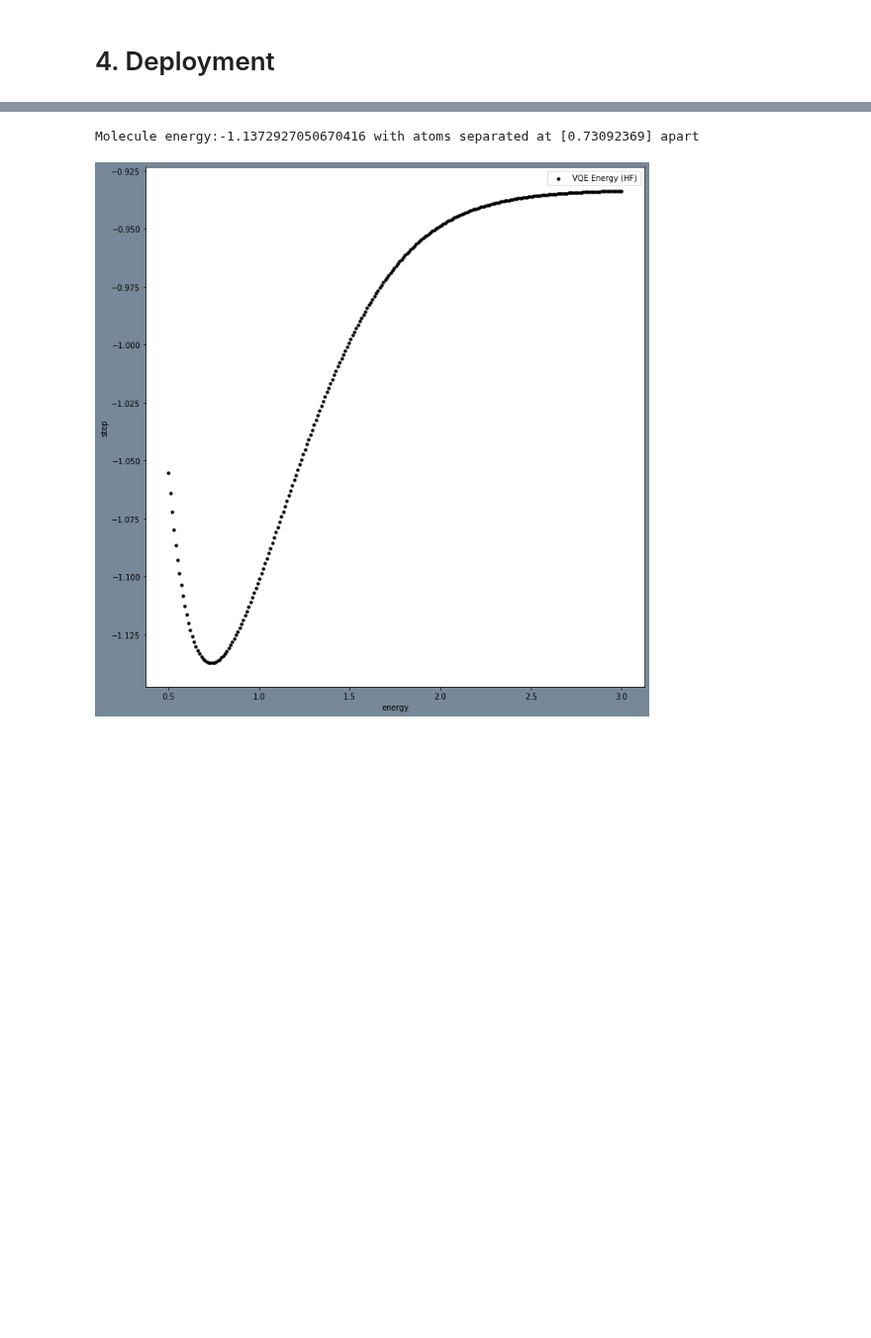
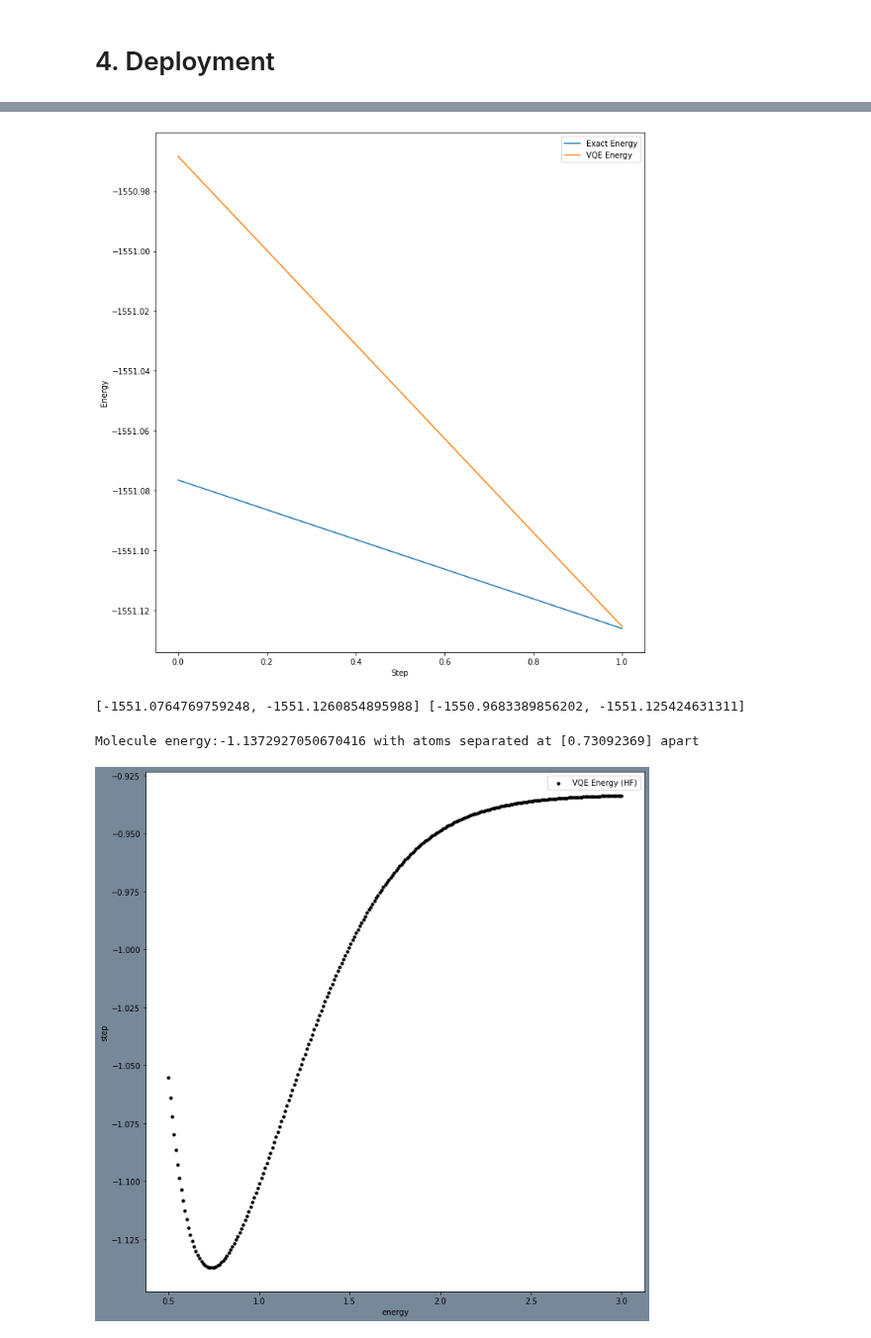
Before and after one commit to buttercutter/quantum-climate-challenge-2023, a Jupyter notebook: notebooks/deloitte_2023_quantux.ipynb, the cells around one changed output, grey strips where cells are left out. Shown at 99% size. Saved outputs shown, nothing was run; the diff lists cells and outputs as text; code cells hidden in the pictures; blank space fills up the shorter version.

```diff
--- a/notebooks/deloitte_2023_quantux.ipynb
+++ b/notebooks/deloitte_2023_quantux.ipynb
@@ -61,17 +65,17 @@ np.random.seed(_SEED)
 algorithm_globals.random_seed = _SEED
 # %%
 # All are post-migration imports, ie. qiskit_nature == 0.5.0
-import qiskit_ibm_provider, qiskit, qiskit_nature
-v_provider = qiskit_ibm_provider.__version__
+import qiskit, qiskit_nature
 v_qiskit = qiskit.__version__
 v_qiskit_nature = qiskit_nature.__version__
 
-if (v_provider >= '0.1') and (v_qiskit >= '0.22') and (v_qiskit_nature >= '0.5'):
+if (v_qiskit >= '0.22') and (v_qiskit_nature >= '0.5'):
 
     # 1. Load for runtime qiskit
     # =============================
-    from qiskit_ibm_provider import IBMProvider
-    provider = IBMProvider(instance="deloitte-event23/level-1-access/quantux")
+    from qiskit import IBMQ
+    IBMQ.load_account()
+    provider = IBMQ.get_provider(hub='deloitte-event23', group='level-1-access', project='quantux')
     # provider.backends() # List all backend providers
     qasm_simulator = provider.get_backend('ibmq_qasm_simulator')
     statevector_simulator = provider.get_backend('simulator_statevector')
@@ -394,10 +400,13 @@ def _5_get_solver_optimizer(display_dict, problem, hyperparam, qubit_op, qubit_c
     elif solver_type == 'vqe_runtime':
         ansatz = initial_circuit_chosen
         optimizer = optimizer_chosen
+        backend = hyperparam['backend']
+        #solver = VQE(ansatz, optimizer, quantum_instance=backend, shots=1024, measurement_error_mitigation=True)
+        estimator = Estimator()
+        solver = VQE(estimator, ansatz, optimizer)
 
-        solver = VQE(ansatz, optimizer, provider=provider, quantum_instance=qasm_simulator, shots=1024, measurement_error_mitigation=True)
         ground_state = solver.compute_minimum_eigenvalue(qubit_op)
-        energy = vqe_calc.eigenvalue
+        energy = ground_state.eigenvalue # ground_state.total_energies[0].real
 
     # =============================
     elif solver_type == 'vqe_runtime_with_noise':
@@ -658,2 +709,15 @@ def get_molecule_bopes(input_value, hyperparam, input_type = 'molecule',
+# %%
+def getCoordinate(data, step, size):
+    mol_start = step*size
+    mol = data.get("atom").values[mol_start:mol_start + size]
+    #print(data, dir(mol), mol)
+    coords = []
+    for size_start in range(mol_start,mol_start + size):
+        coordx = float(data.get("x")[size_start:size_start+1].values[:1].real[0])
+        coordy = float(data.get("y")[size_start:size_start+1].values[:1].real[0])
+        coordz = float(data.get("z")[size_start:size_start+1].values[:1].real[0])
+
+        coords.append([coordx,coordy,coordz])
+    return mol, coords
 # %% [markdown]
 # 4. Deployment
@@ -660,3 +803,17 @@ def get_molecule_bopes(input_value, hyperparam, input_type = 'molecule',
+# %%
+
+plt.plot(steps, exact_energies, label="Exact Energy")
+plt.plot(steps, vqe_energies, label="VQE Energy")
+plt.xlabel('Step')
+plt.ylabel('Energy')
+plt.legend()
+plt.show()
+# %% [output]
+[figure, added]
+# %%
+print(exact_energies,vqe_energies)
+# %% [output]
+[-1551.0764769759248, -1551.1260854895988] [-1550.9683389856202, -1551.125424631311]
 # %%
 # ===
 gas_molecules = {
```
Also changed, not shown: parts of 6 cells of this notebook.
